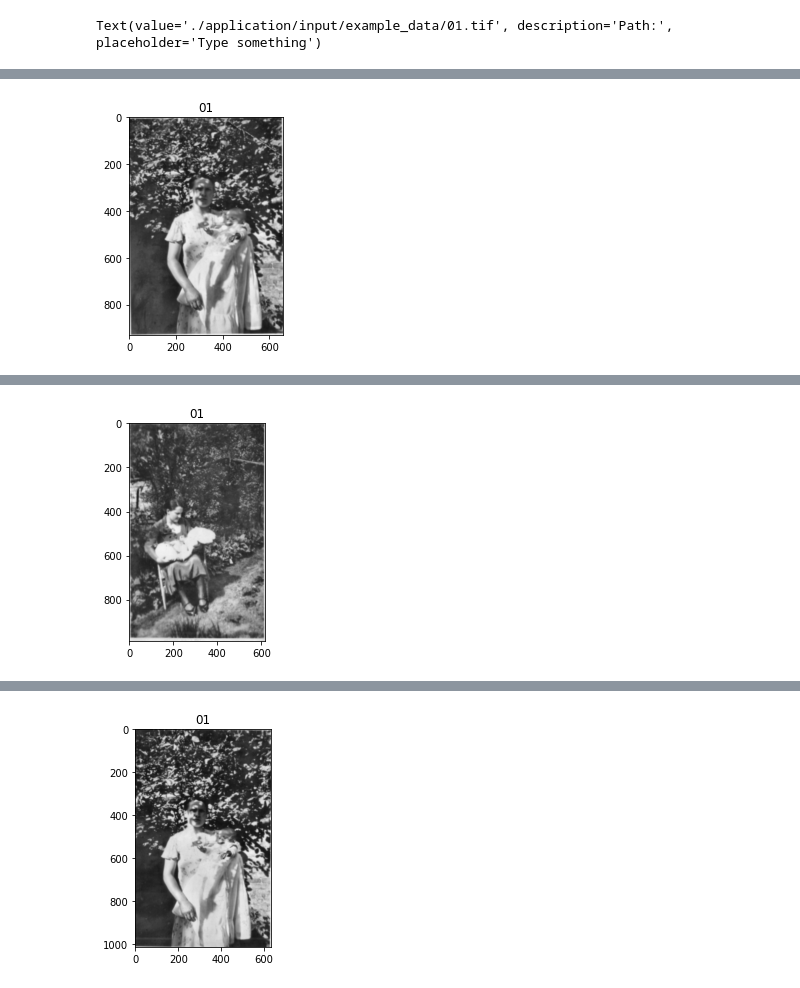
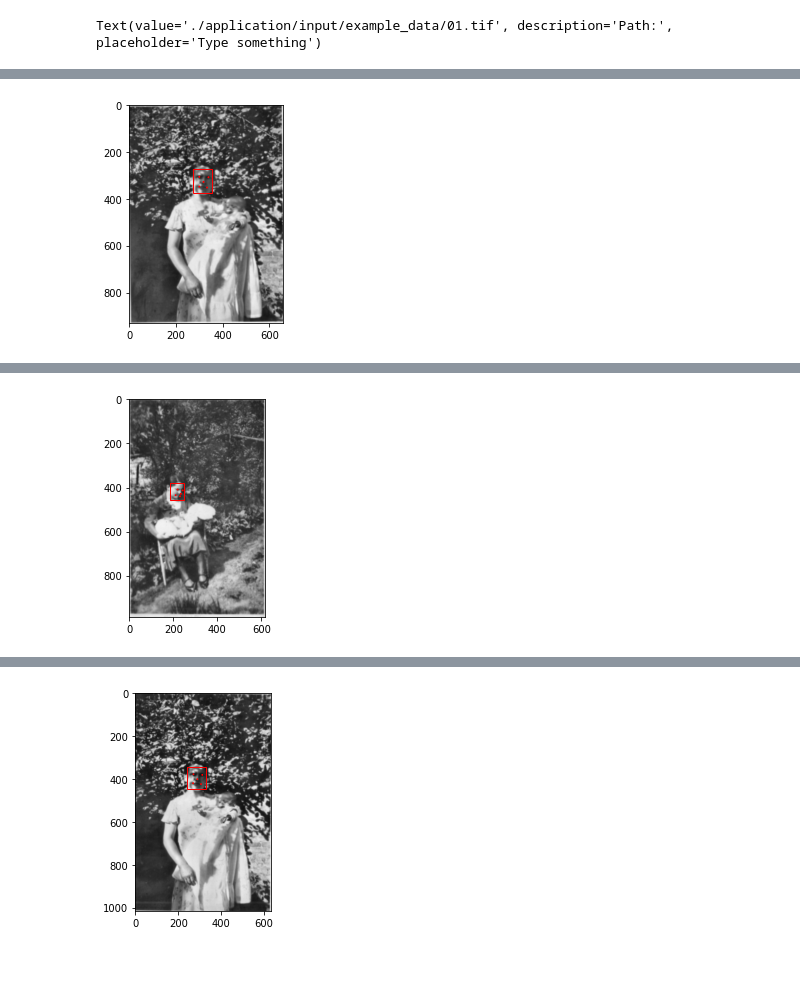
Before and after one commit to youssefMes/FotoAlbumExtractor, a Jupyter notebook: gui.ipynb, the cells around one changed output, grey strips where cells are left out. Cells and saved outputs as stored; diff of their text form; code cells hidden in the pictures.

```diff
--- a/gui.ipynb
+++ b/gui.ipynb
@@ -23,6 +25,16 @@ image_folder_box = widgets.Text(
 display(image_folder_box)
 img = cv2.imread(image_folder_box.value, cv2.IMREAD_COLOR)
 
+button_extract_faces = Button(description="Extract Faces", button_style= 'info')
+def extract_faces(b):
+    set_buttons_enabled(False)
+    information_label.value = "Face Extraction is in progress. Please wait."
+    data_loader.extract_faces_from_folder(image_folder_box.value, radio.value == 'Scanned Album')
+    information_label.value = "Faces have been extracted, you can start the feature extraction now"
+    set_buttons_enabled(True)
+
+button_extract_faces.on_click(extract_faces)
+display(button_extract_faces)
 if img is None:
     sys.exit("Error no image found!")
 
@@ -31,8 +43,10 @@ name = os.path.splitext(full_name)[0]
 config = []
 cropped_images = extractor.get_background_extracted_images(img, config)
 enhance = True
-face = True
-mtcnn_face = False
+face = False
+mtcnn_face = True
+
+
 for i, image in enumerate(cropped_images):
 
     img = extractor.get_frame_extracted_image(image, config)
@@ -59 +74 @@ Text(value='./application/input/example_data/01.tif', description='Path:', place
-[figure, old version]
+[figure, new version]
@@ -60 +76 @@ Text(value='./application/input/example_data/01.tif', description='Path:', place
-[figure, old version]
+[figure, new version]
@@ -61 +78 @@ Text(value='./application/input/example_data/01.tif', description='Path:', place
-[figure, old version]
+[figure, new version]
```
Also changed, not shown: parts of 2 cells of this notebook.
